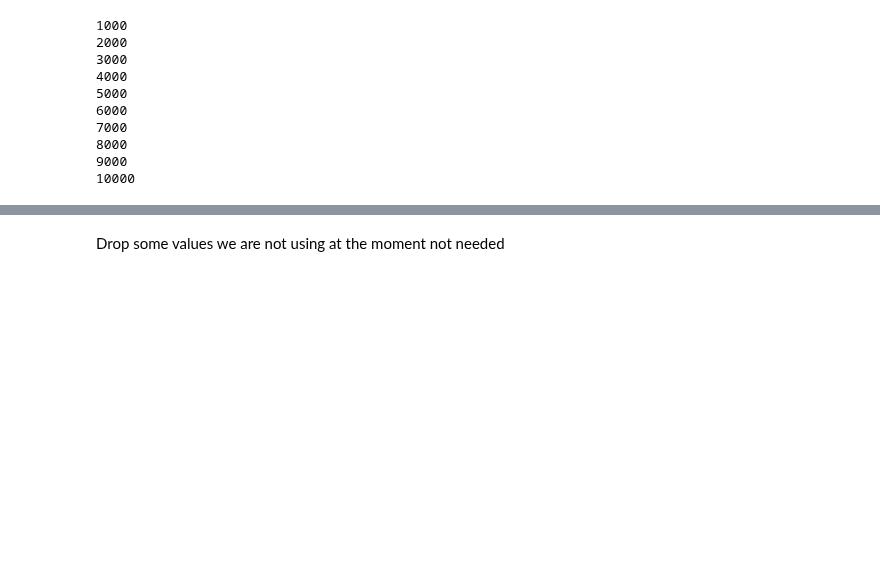
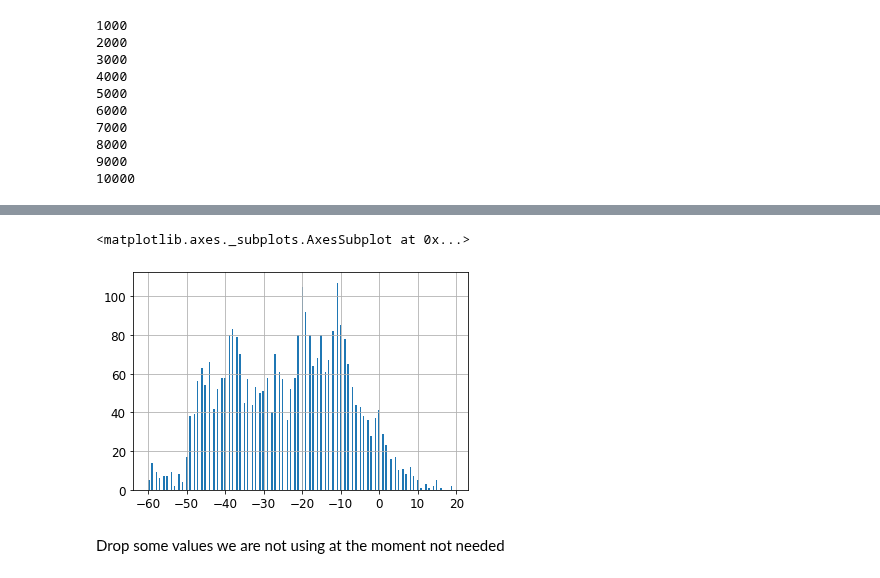
Before and after one commit to swicklund/hackathon, a Jupyter notebook: MLModel1.ipynb, the cells around one changed output, grey strips where cells are left out. Saved outputs shown, nothing was run; the diff lists cells and outputs as text; code cells hidden in the pictures; blank space fills up the shorter version.

```diff
--- a/MLModel1.ipynb
+++ b/MLModel1.ipynb
@@ -219,3 +299,8 @@ array([  4,   3,   2,   1, -10,  -8,  56,  58,  55,  43,  29,  34,   0,  12,  22
+# %%
+dfTrainsLearn['nextBeop'].hist(bins=200)
+# %% [output]
+<matplotlib.axes._subplots.AxesSubplot at 0x...>
+[figure, added]
 # %% [markdown]
 Drop some values we are not using at the moment not needed
 # %%
```
Also changed, not shown: parts of 30 cells of this notebook.
